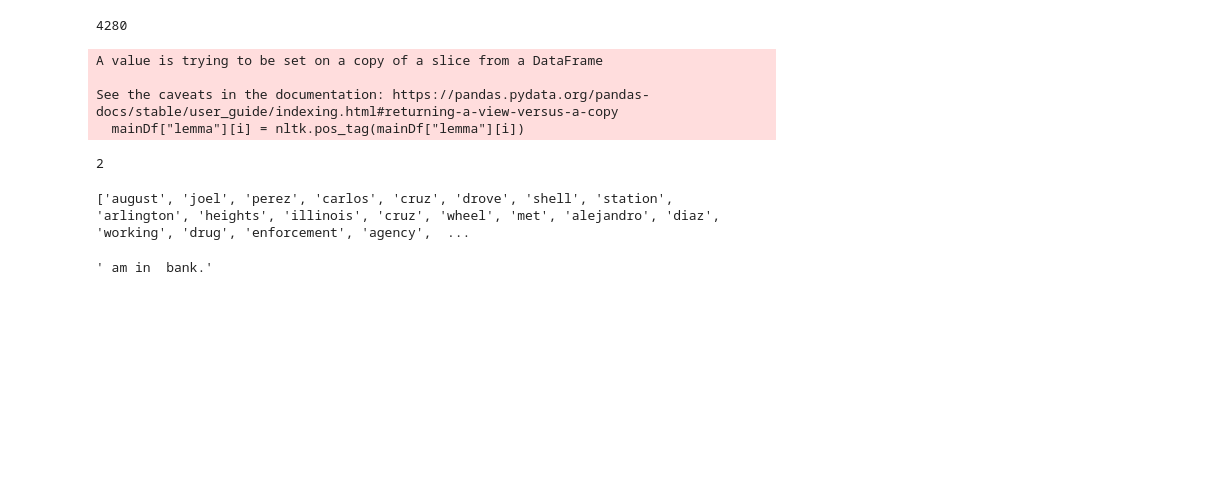
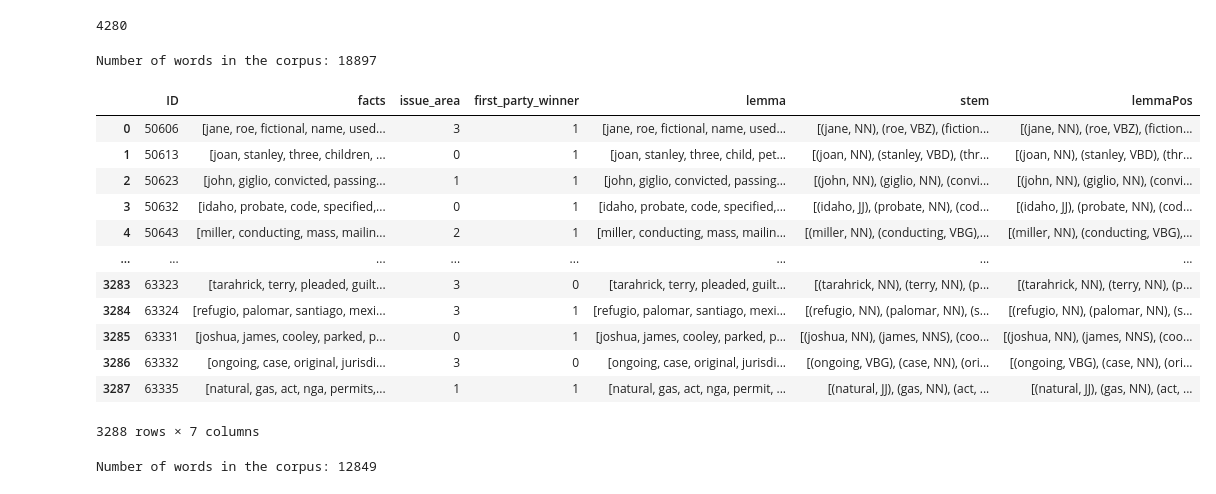
Before and after one commit to CarolinaOliveira001/SupremeCourtJudgementPrediction, a Jupyter notebook: CleaningDataAndMLmodels.ipynb, the cells around one changed output. Cells and saved outputs as stored; diff of their text form; code cells hidden in the pictures; blank space fills up the shorter version.

Commit message:
Trying to solve the problem with the dimensions

```diff
--- a/CleaningDataAndMLmodels.ipynb
+++ b/CleaningDataAndMLmodels.ipynb
@@ -79,6 +52,3 @@ for i in range(0, len(X)):
         if word not in stop_words:
             cleanTokenDocument.append(word)
     cleanTokenDocuments.append(cleanTokenDocument)
-# %%
-for i in range(0, len(X)):
-    mainDf["facts"][i] = cleanTokenDocuments[i]
@@ -90,3 +55,5 @@ See the caveats in the documentation: https://pandas.pydata.org/pandas-docs/stab
+# %%
+mainDf["facts"] = cleanTokenDocuments
 # %%
 max_size = mainDf["first_party_winner"].value_counts().max()
 lst = [mainDf]
@@ -102,15 +69,39 @@ plt.show()
 len(balancedMainDf)
 # %% [output]
 4280
+# %%
+words_set = set()
+
+for doc in mainDf["facts"]:
+    for word in doc:
+        if word not in words_set:
+            words_set.add(word)
+
+print('Number of words in the corpus:',len(words_set))
+#print('The words in the corpus: \n', words_set)
+# %% [output]
+Number of words in the corpus: 18897
 # %%
 lemma = WordNetLemmatizer()
 
 mainDf["lemma"] = mainDf["facts"].apply(lambda x: [lemma.lemmatize(y) for y in x])
-# %%
-for i in range(0, len(mainDf["lemma"])):
-    mainDf["lemma"][i] = nltk.pos_tag(mainDf["lemma"][i])
-# %% [output]
-A value is trying to be set on a copy of a slice from a DataFrame
-
-See the caveats in the documentation: https://pandas.pydata.org/pandas-docs/stable/user_guide/indexing.html#returning-a-view-versus-a-copy
-  mainDf["lemma"][i] = nltk.pos_tag(mainDf["lemma"][i])
+# %%
+postagDocuments = []
+for sen in mainDf["lemma"]:
+    postagDocuments.append(pos_tag(sen))
+
+mainDf["lemmaPos"] = postagDocuments
+# %% [output]
+|  | ID | facts | issue_area | first_party_winner | lemma | stem | lemmaPos |
+| 0 | 50606 | [jane, roe, fictional, name, used... | 3 | 1 | [jane, roe, fictional, name, used... | [(jane, NN), (roe, VBZ), (fiction... | [(jane, NN), (roe, VBZ), (fiction... |
+| 1 | 50613 | [joan, stanley, three, children, ... | 0 | 1 | [joan, stanley, three, child, pet... | [(joan, NN), (stanley, VBD), (thr... | [(joan, NN), (stanley, VBD), (thr... |
+| 2 | 50623 | [john, giglio, convicted, passing... | 1 | 1 | [john, giglio, convicted, passing... | [(john, NN), (giglio, NN), (convi... | [(john, NN), (giglio, NN), (convi... |
+| 3 | 50632 | [idaho, probate, code, specified,... | 0 | 1 | [idaho, probate, code, specified,... | [(idaho, JJ), (probate, NN), (cod... | [(idaho, JJ), (probate, NN), (cod... |
+| 4 | 50643 | [miller, conducting, mass, mailin... | 2 | 1 | [miller, conducting, mass, mailin... | [(miller, NN), (conducting, VBG),... | [(miller, NN), (conducting, VBG),... |
+| ... | ... | ... | ... | ... | ... | ... | ... |
+| 3283 | 63323 | [tarahrick, terry, pleaded, guilt... | 3 | 0 | [tarahrick, terry, pleaded, guilt... | [(tarahrick, NN), (terry, NN), (p... | [(tarahrick, NN), (terry, NN), (p... |
+| 3284 | 63324 | [refugio, palomar, santiago, mexi... | 3 | 1 | [refugio, palomar, santiago, mexi... | [(refugio, NN), (palomar, NN), (s... | [(refugio, NN), (palomar, NN), (s... |
+| 3285 | 63331 | [joshua, james, cooley, parked, p... | 0 | 1 | [joshua, james, cooley, parked, p... | [(joshua, NN), (james, NNS), (coo... | [(joshua, NN), (james, NNS), (coo... |
+| 3286 | 63332 | [ongoing, case, original, jurisdi... | 3 | 0 | [ongoing, case, original, jurisdi... | [(ongoing, VBG), (case, NN), (ori... | [(ongoing, VBG), (case, NN), (ori... |
+| 3287 | 63335 | [natural, gas, act, nga, permits,... | 1 | 1 | [natural, gas, act, nga, permit, ... | [(natural, JJ), (gas, NN), (act, ... | [(natural, JJ), (gas, NN), (act, ... |
+3288 rows × 7 columns
@@ -116,0 +127,12 @@ See the caveats in the documentation: https://pandas.pydata.org/pandas-docs/stab
+# %%
+words_set = set()
+
+for doc in mainDf["stem"]:
+    for word in doc:
+        if word not in words_set:
+            words_set.add(word)
+
+print('Number of words in the corpus:',len(words_set))
+#print('The words in the corpus: \n', words_set)
+# %% [output]
+Number of words in the corpus: 12849
@@ -122,17 +159,3 @@ for i in mainDf["facts"]:
         minuBetweenWords = len(i)
     if len(i) >= maxBetweenWords:
         maxBetweenWords = len(i)
-# %%
-minuBetweenWords
-# %% [output]
-2
-# %%
-for i in mainDf["facts"]:
-    if len(i) >= 534:
-        print(i)
-# %% [output]
-['august', 'joel', 'perez', 'carlos', 'cruz', 'drove', 'shell', 'station', 'arlington', 'heights', 'illinois', 'cruz', 'wheel', 'met', 'alejandro', 'diaz', 'working', 'drug', 'enforcement', 'agency',  ...
-# %%
-re.sub(r'\b\w{1,1}\b', '', 'I am in a bank.')
-# %% [output]
-' am in  bank.'
```
Also changed, not shown: parts of 14 cells of this notebook.
